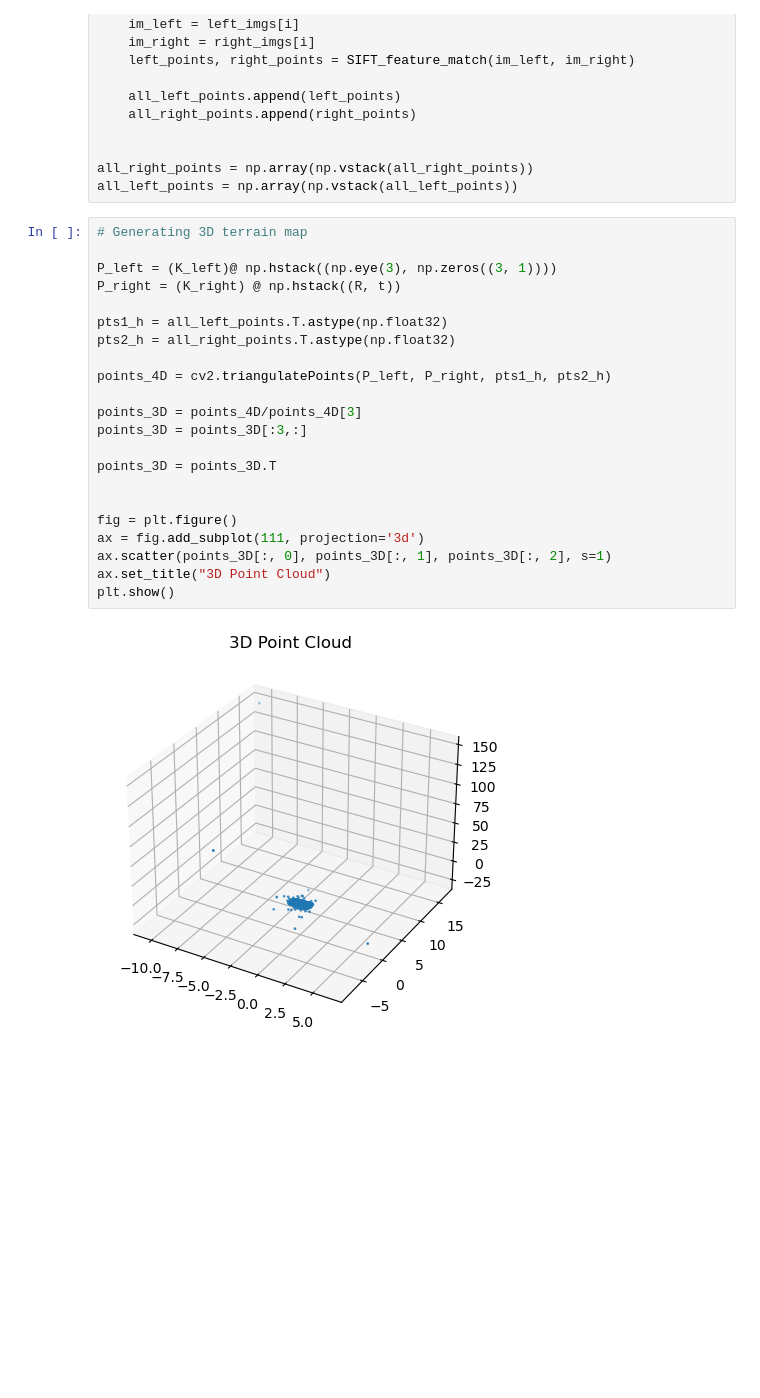
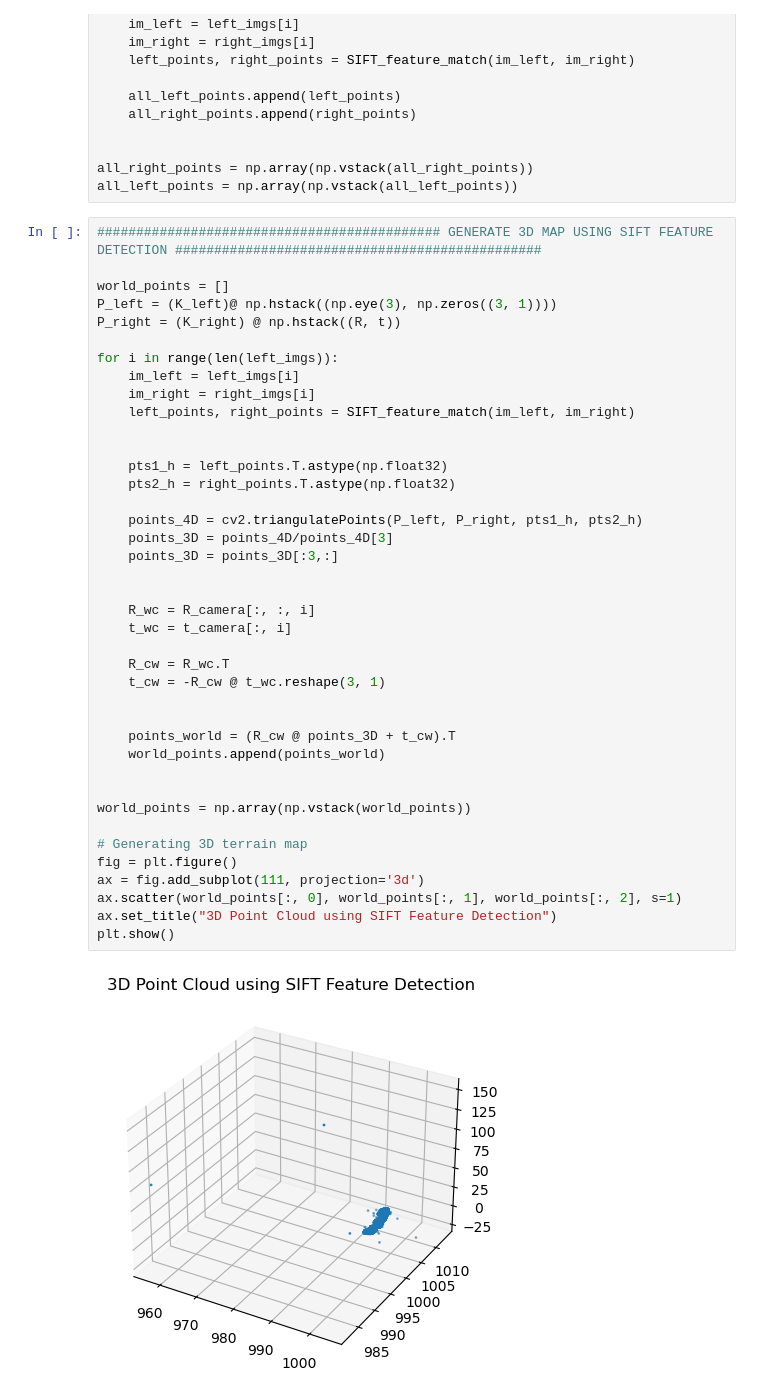
Before and after one commit to AmelineA2003/AMME5710, a Jupyter notebook: Assignments/A2/Question_1/Q1_A2.ipynb, the cells around one changed output. Cells and saved outputs as stored; diff of their text form; blank space fills up the shorter version.

```diff
--- a/Assignments/A2/Question_1/Q1_A2.ipynb
+++ b/Assignments/A2/Question_1/Q1_A2.ipynb
@@ -226,26 +252,44 @@ for i in range(len(left_imgs)):
 all_right_points = np.array(np.vstack(all_right_points))
 all_left_points = np.array(np.vstack(all_left_points))
 # %%
-# Generating 3D terrain map
+############################################ GENERATE 3D MAP USING SIFT FEATURE DETECTION ###############################################
 
+world_points = []
 P_left = (K_left)@ np.hstack((np.eye(3), np.zeros((3, 1))))
 P_right = (K_right) @ np.hstack((R, t))
 
-pts1_h = all_left_points.T.astype(np.float32)
-pts2_h = all_right_points.T.astype(np.float32)
-
-points_4D = cv2.triangulatePoints(P_left, P_right, pts1_h, pts2_h)
-
-points_3D = points_4D/points_4D[3]
-points_3D = points_3D[:3,:]
-
-points_3D = points_3D.T
+for i in range(len(left_imgs)):
+    im_left = left_imgs[i]
+    im_right = right_imgs[i]
+    left_points, right_points = SIFT_feature_match(im_left, im_right)
 
 
+    pts1_h = left_points.T.astype(np.float32)
+    pts2_h = right_points.T.astype(np.float32)
+
+    points_4D = cv2.triangulatePoints(P_left, P_right, pts1_h, pts2_h)
+    points_3D = points_4D/points_4D[3]
+    points_3D = points_3D[:3,:]
+
+
+    R_wc = R_camera[:, :, i]
+    t_wc = t_camera[:, i]
+
+    R_cw = R_wc.T
+    t_cw = -R_cw @ t_wc.reshape(3, 1)
+
+
+    points_world = (R_cw @ points_3D + t_cw).T
+    world_points.append(points_world)
+
+
+world_points = np.array(np.vstack(world_points))
+
+# Generating 3D terrain map
 fig = plt.figure()
 ax = fig.add_subplot(111, projection='3d')
-ax.scatter(points_3D[:, 0], points_3D[:, 1], points_3D[:, 2], s=1)
-ax.set_title("3D Point Cloud")
+ax.scatter(world_points[:, 0], world_points[:, 1], world_points[:, 2], s=1)
+ax.set_title("3D Point Cloud using SIFT Feature Detection")
 plt.show()
 # %% [output]
-[figure, old version]
+[figure, new version]
```
Also changed, not shown: parts of 4 cells of this notebook.
